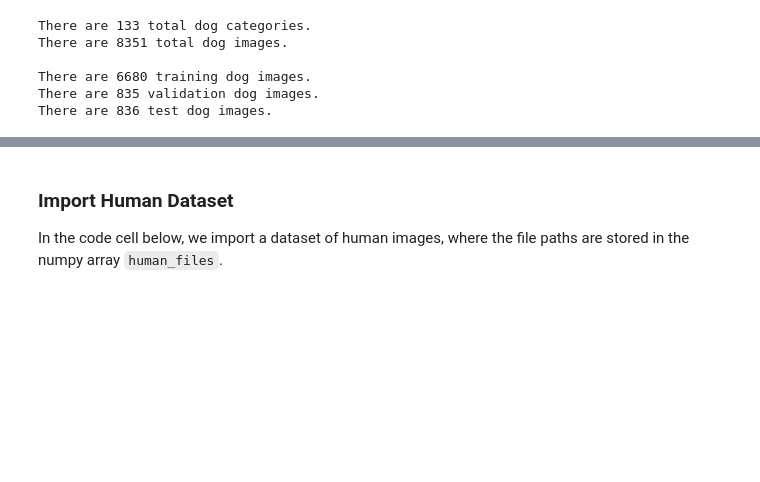
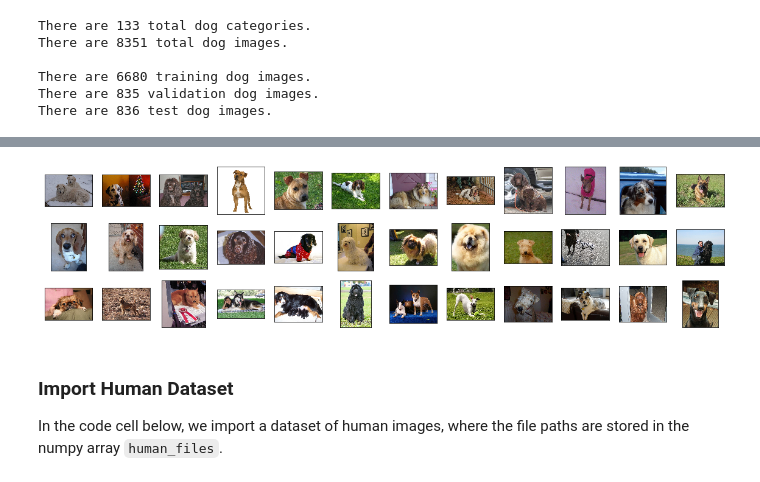
Before and after one commit to dujamaa/Proj4_DogBreeds, a Jupyter notebook: dog_app.ipynb, the cells around one changed output, grey strips where cells are left out. Cells and saved outputs as stored; diff of their text form; code cells hidden in the pictures; blank space fills up the shorter version.

```diff
--- a/dog_app.ipynb
+++ b/dog_app.ipynb
@@ -117,3 +133,20 @@ plt.savefig('images/training_dogbreed_distribution');
+# %%
+# Visualize first 36 images in the dog image training dataset
+import cv2
+import matplotlib.pyplot as plt
+%matplotlib inline
+
+def visualize_img(img_path, ax):
+    img = cv2.imread(img_path)
+    ax.imshow(cv2.cvtColor(img, cv2.COLOR_BGR2RGB))
+
+fig = plt.figure(figsize=(20, 10))
+for i in range(36):
+    ax = fig.add_subplot(6, 12, i + 1, xticks=[], yticks=[])
+    visualize_img(train_files[i], ax)
+plt.savefig('images/training_sample_dog_images');
+# %% [output]
+[figure, added]
 # %% [markdown]
 ### Import Human Dataset
 
```
Also changed, not shown: parts of 14 cells of this notebook, 7 other files.
